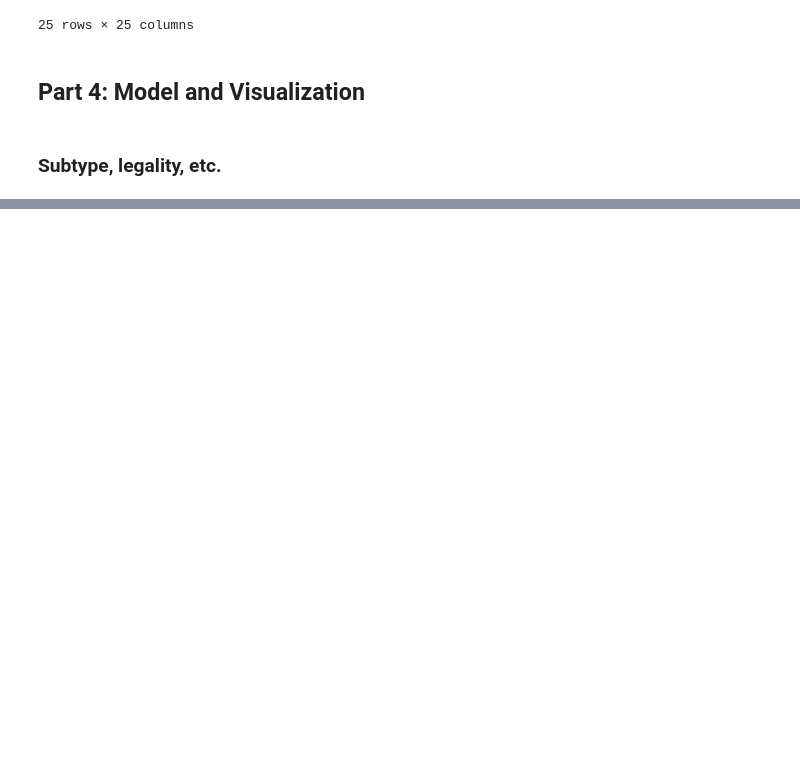
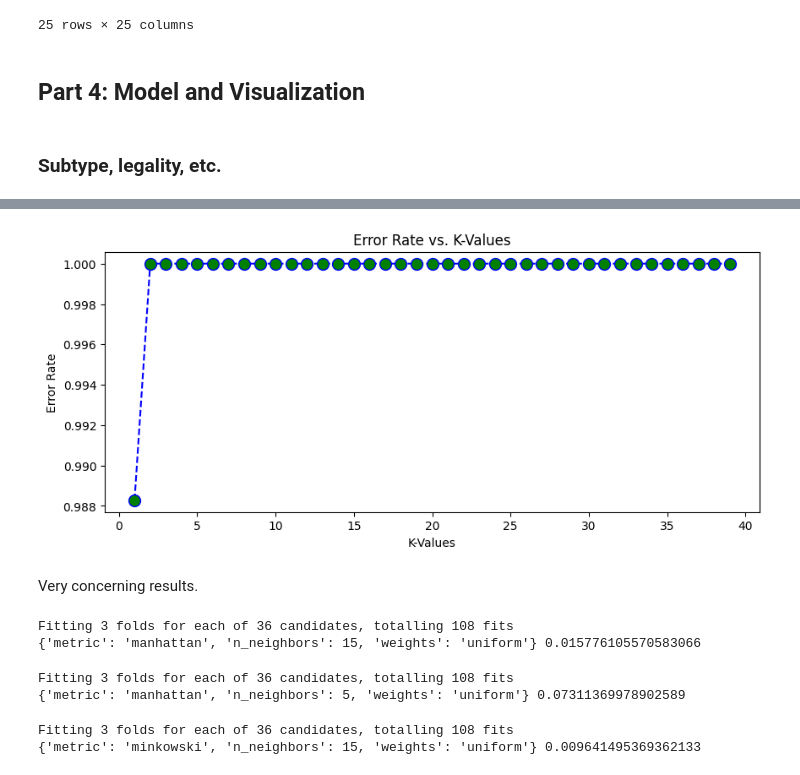
Before and after one commit to janelmjackson/understanding-mtg-card-value-through-ml, a Jupyter notebook: mtgjson_knn_reg.ipynb, the cells around one changed output, grey strips where cells are left out. Drawn from its saved outputs; the diff is of its cells as text; code cells hidden in the pictures; blank space fills up the shorter version.

```diff
--- a/mtgjson_knn_reg.ipynb
+++ b/mtgjson_knn_reg.ipynb
@@ -579,0 +629,6 @@ X_train_pw, X_test_pw, y_train_pw, y_test_pw = train_test_split(X_pw, y_pw, test
+# %%
+knnRegTest(X_train_pw, X_test_pw, y_train_pw, y_test_pw)
+# %% [output]
+[figure, added]
+# %% [markdown]
+Very concerning results.
@@ -580 +652,16 @@ X_train_pw, X_test_pw, y_train_pw, y_test_pw = train_test_split(X_pw, y_pw, test
+# %%
+gridSearchTest(X_train_creat, y_train_creat)
+# %% [output]
+Fitting 3 folds for each of 36 candidates, totalling 108 fits
+{'metric': 'manhattan', 'n_neighbors': 15, 'weights': 'uniform'} 0.015776105570583066
+# %%
+gridSearchTest(X_train_nc, y_train_nc)
+# %% [output]
+Fitting 3 folds for each of 36 candidates, totalling 108 fits
+{'metric': 'manhattan', 'n_neighbors': 5, 'weights': 'uniform'} 0.07311369978902589
+# %%
+gridSearchTest(X_train_pw, y_train_pw)
+# %% [output]
+Fitting 3 folds for each of 36 candidates, totalling 108 fits
+{'metric': 'minkowski', 'n_neighbors': 15, 'weights': 'uniform'} 0.009641495369362133
 # %%
```
Also changed, not shown: parts of 18 cells of this notebook, 1 other file.
